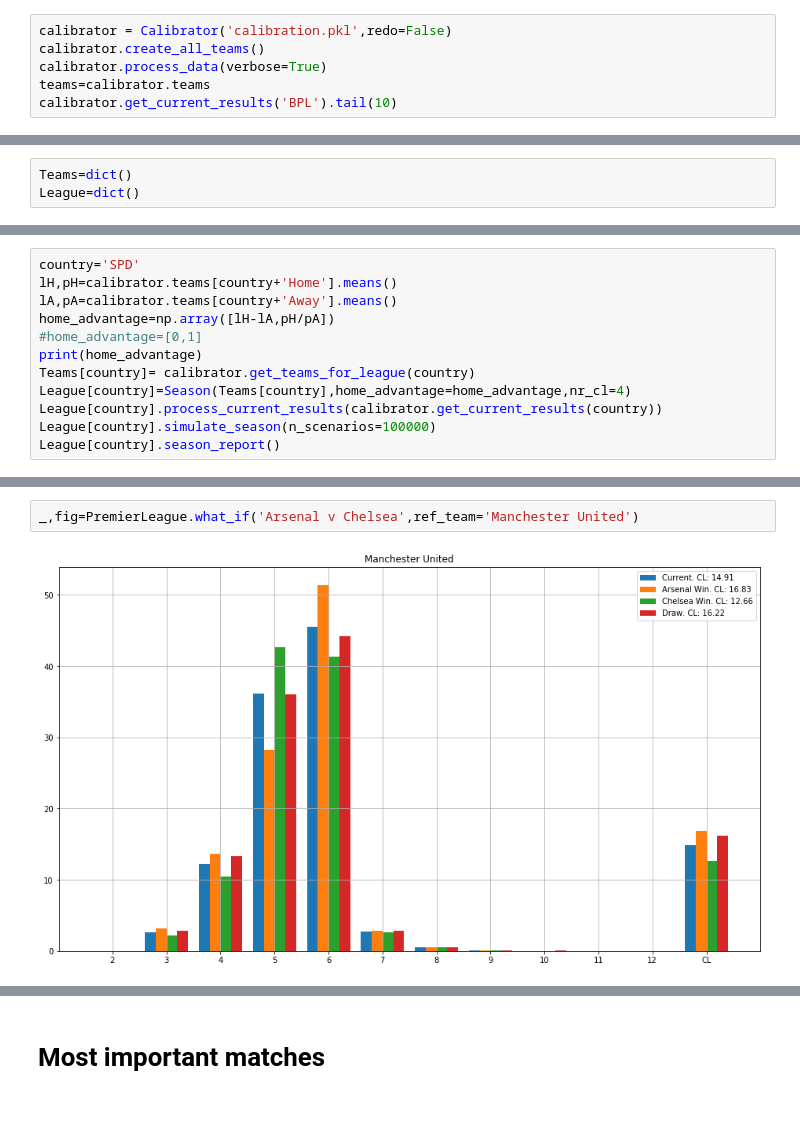
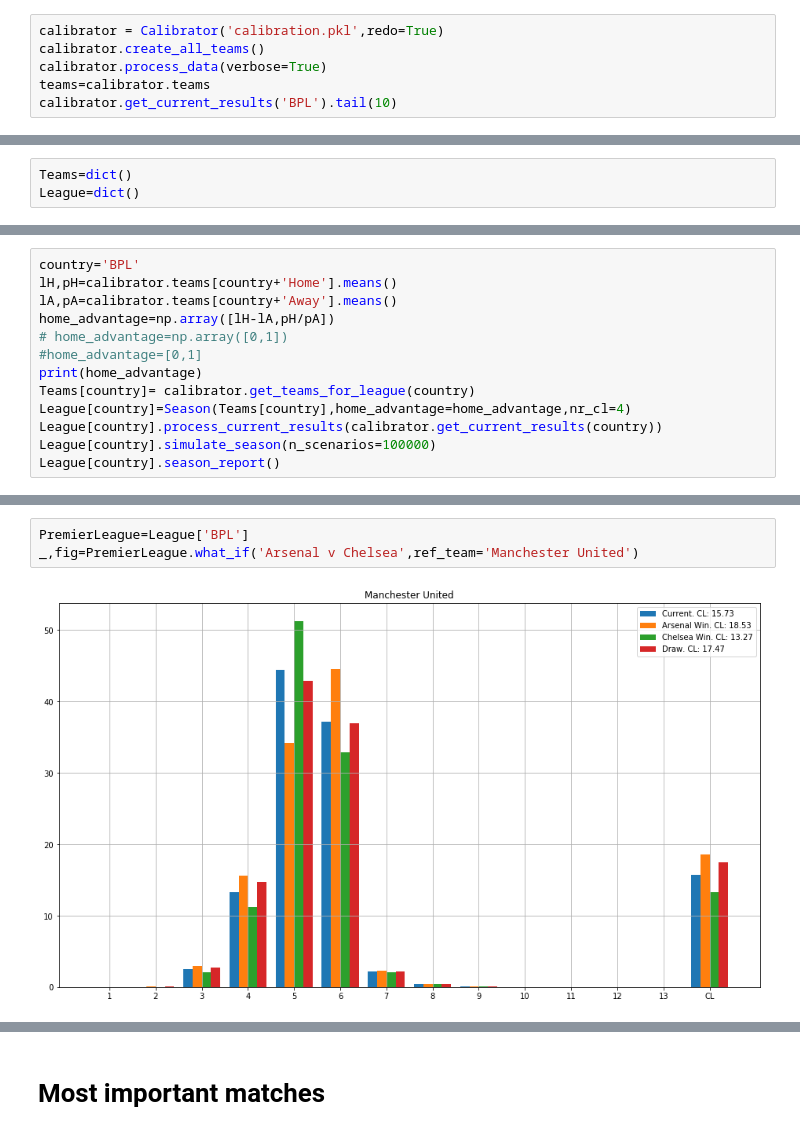
Before and after one commit to tchnvkng/football_sim, a Jupyter notebook: pl2.ipynb, the cells around one changed output, grey strips where cells are left out. Saved outputs shown, nothing was run; the diff lists cells and outputs as text.

```diff
--- a/pl2.ipynb
+++ b/pl2.ipynb
@@ -8,7 +8,7 @@ from football_sim.football_sim import *
 import os
 plt.rcParams['figure.figsize']=[16,9]
 # %%
-calibrator = Calibrator('calibration.pkl',redo=False)
+calibrator = Calibrator('calibration.pkl',redo=True)
 calibrator.create_all_teams()
 calibrator.process_data(verbose=True)
 teams=calibrator.teams
@@ -61,8 +73,9 @@ simulation not yet processed, processing
 # %%
-country='SPD'
+country='BPL'
 lH,pH=calibrator.teams[country+'Home'].means()
 lA,pA=calibrator.teams[country+'Away'].means()
 home_advantage=np.array([lH-lA,pH/pA])
+# home_advantage=np.array([0,1])
 #home_advantage=[0,1]
 print(home_advantage)
 Teams[country]= calibrator.get_teams_for_league(country)
@@ -93,7 +106,8 @@ simulation not yet processed, processing
 # %%
+PremierLeague=League['BPL']
 _,fig=PremierLeague.what_if('Arsenal v Chelsea',ref_team='Manchester United')
 # %% [output]
-[figure, old version]
+[figure, new version]
 # %%
 team1=teams['Manchester United']
 team2=teams['Brighton and Hove Albion']
```
Also changed, not shown: parts of 9 cells of this notebook, 2 other files.
